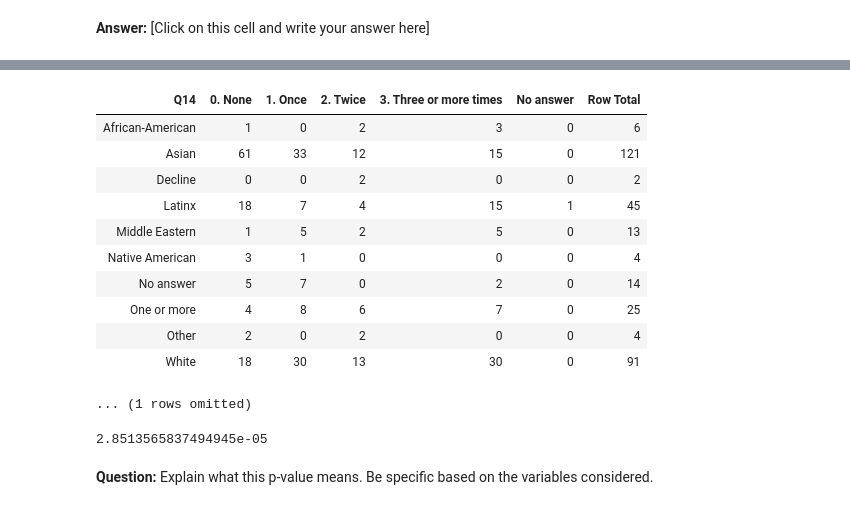
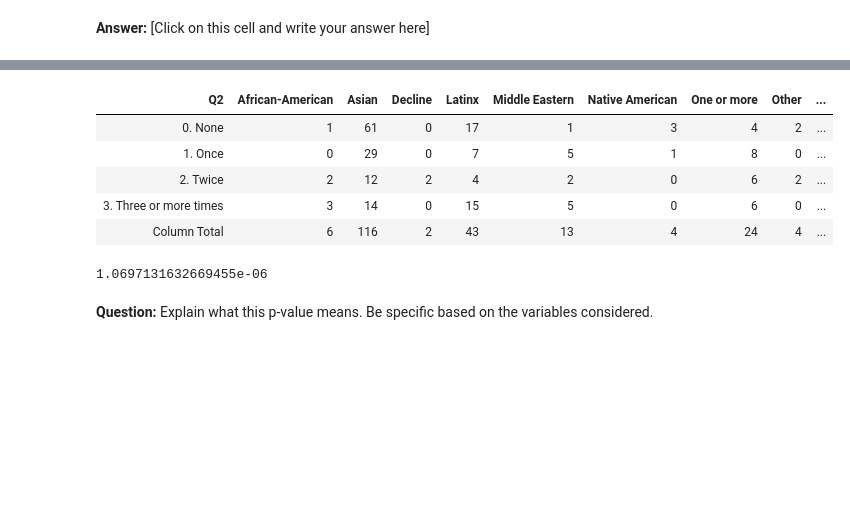
Before and after one commit to ds-modules/surveydata, a Jupyter notebook: gs102_fa19/lab02-gs102.ipynb, the cells around one changed output, grey strips where cells are left out. Saved outputs shown, nothing was run; the diff lists cells and outputs as text; code cells hidden in the pictures; blank space fills up the shorter version.

```diff
--- a/gs102_fa19/lab02-gs102.ipynb
+++ b/gs102_fa19/lab02-gs102.ipynb
@@ -115,7 +117,3 @@ data.show(3)
 | 2. Twice | 2. Twice | 3. Three or more times | 2. A little | Warren | nan | immigration | Democrat | nan | 3. $50,000-74,999 | Another US state/territory | ... |
 | 1. Once | 2. Twice | 3. Three or more times | 2. A little | Warren | nan | Climate change | Democrat | nan | 6. 150-000-$200,000 | Northern California | ... |
 ... (322 rows omitted)
-# %%
-data = encode_nans_table(data)
-data = Table.from_df(data.to_df().fillna("No answer"))
-data.show(3)
@@ -127,0 +120,7 @@ data.show(3)
+# %%
+# drop free text response question columns and rows with missing values
+# this will allow our code to run smoothly when we analyze categorical data
+data = encode_nans_table(data)
+data = data.drop([c for c in data.column_labels if "TEXT" in c] + ["Q7", "Q15"])
+data = Table.from_df(data.to_df().dropna(axis=0))
+data.show(3)
@@ -351,5 +342,5 @@ Now, let's repeat the process with two different questions from the survey.
 # %%
 # create the pivot table for the two questions
-discussion_by_ethnicity = data.pivot("Q2", "Q14")
-discussion_by_ethnicity
+discussion_by_race = data.pivot("Q14", "Q2")
+discussion_by_race
 # %% [output]
@@ -367,26 +352,20 @@ discussion_by_ethnicity
 # %%
 # get the row totals for the pivot table
-totals2 = add_row_totals(discussion_by_ethnicity)
-totals2 = add_column_totals(totals2)
-totals2
+discussion_by_race_totals = add_row_totals(discussion_by_race)
+discussion_by_race_totals = add_column_totals(discussion_by_race_totals)
+discussion_by_race_totals
 # %% [output]
-| Q14 | 0. None | 1. Once | 2. Twice | 3. Three or more times | No answer | Row Total |
-| African-American | 1 | 0 | 2 | 3 | 0 | 6 |
-| Asian | 61 | 33 | 12 | 15 | 0 | 121 |
-| Decline | 0 | 0 | 2 | 0 | 0 | 2 |
-| Latinx | 18 | 7 | 4 | 15 | 1 | 45 |
-| Middle Eastern | 1 | 5 | 2 | 5 | 0 | 13 |
-| Native American | 3 | 1 | 0 | 0 | 0 | 4 |
-| No answer | 5 | 7 | 0 | 2 | 0 | 14 |
-| One or more | 4 | 8 | 6 | 7 | 0 | 25 |
-| Other | 2 | 0 | 2 | 0 | 0 | 4 |
-| White | 18 | 30 | 13 | 30 | 0 | 91 |
+| Q2 | African-American | Asian | Decline | Latinx | Middle Eastern | Native American | One or more | Other | ... |
+| 0. None | 1 | 61 | 0 | 17 | 1 | 3 | 4 | 2 | ... |
+| 1. Once | 0 | 29 | 0 | 7 | 5 | 1 | 8 | 0 | ... |
+| 2. Twice | 2 | 12 | 2 | 4 | 2 | 0 | 6 | 2 | ... |
+| 3. Three or more times | 3 | 14 | 0 | 15 | 5 | 0 | 6 | 0 | ... |
+| Column Total | 6 | 116 | 2 | 43 | 13 | 4 | 24 | 4 | ... |
-... (1 rows omitted)
 # %%
 # calculate the p-value
-chisquaretest(totals2)['p-value']
+get_p_value(discussion_by_race_totals)
 # %% [output]
-2.8513565837494945e-05
+1.0697131632669455e-06
 # %% [markdown]
 **Question:** Explain what this p-value means. Be specific based on the variables considered.
 # %% [markdown]
```
Also changed, not shown: parts of 54 cells of this notebook, 1 other file.
